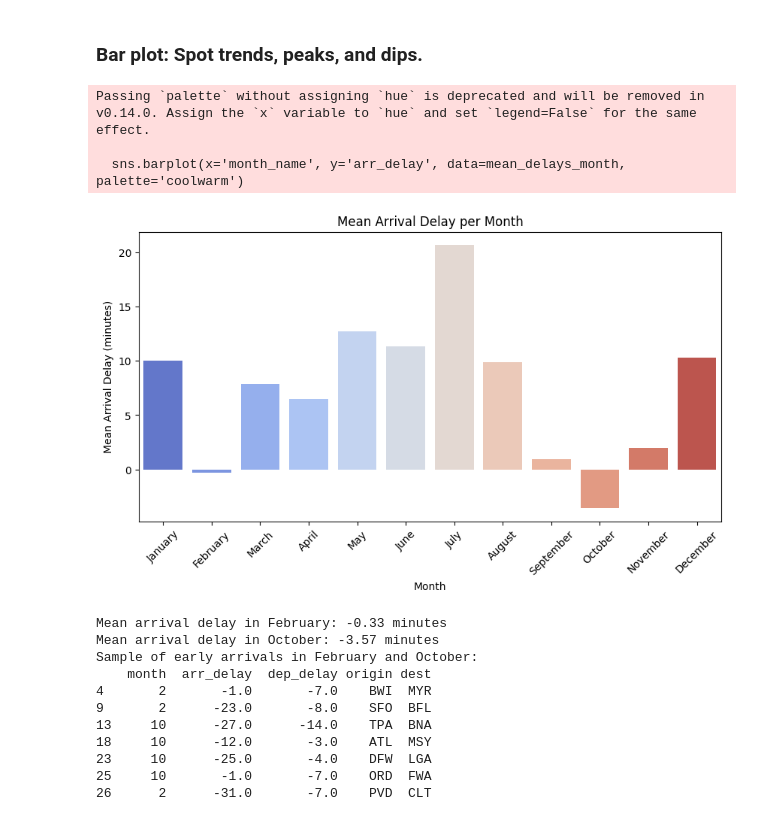
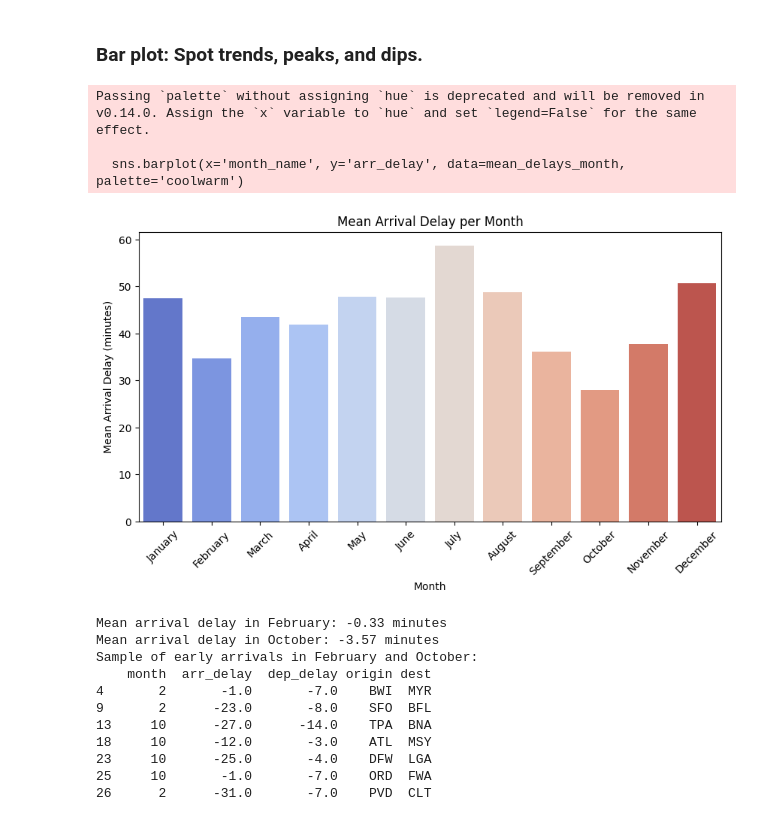
Before and after one commit to brunopulheze/data-analytics-preprocessing, a Jupyter notebook: eda-flight-delay-2024.ipynb, the cells around one changed output. Drawn from its saved outputs; the diff is of its cells as text; code cells hidden in the pictures.

```diff
--- a/eda-flight-delay-2024.ipynb
+++ b/eda-flight-delay-2024.ipynb
@@ -411,20 +411,20 @@ plt.show()
 # %% [markdown]
 ### Bar plot: Spot trends, peaks, and dips.
 # %%
-mean_delays_month = df_cleaned.groupby('month_name')['arr_delay'].mean().reset_index()
+mean_delays_month = df_cleaned[df_cleaned['arr_delay'] > 0].groupby('month_name')['arr_delay'].mean().reset_index()
 mean_delays_month['month_name'] = pd.Categorical(mean_delays_month['month_name'], categories=month_mapping.values(), ordered=True)
 plt.figure(figsize=(10,5))
 sns.barplot(x='month_name', y='arr_delay', data=mean_delays_month, palette='coolwarm')
 plt.xticks(rotation=45)
 plt.xlabel('Month')
 plt.ylabel('Mean Arrival Delay (minutes)')
 plt.title('Mean Arrival Delay per Month')
 plt.show()
 # %% [output]
 Passing `palette` without assigning `hue` is deprecated and will be removed in v0.14.0. Assign the `x` variable to `hue` and set `legend=False` for the same effect.
 
   sns.barplot(x='month_name', y='arr_delay', data=mean_delays_month, palette='coolwarm')
-[figure, old version]
+[figure, new version]
 # %%
 # Analyze flights in February and October with negative arrival delays
 feb_oct_delays = df_cleaned[df_cleaned['month'].isin([2, 10])][['month', 'arr_delay', 'dep_delay', 'origin', 'dest']]
```
Also changed, not shown: parts of 15 cells of this notebook, 3 other files.
